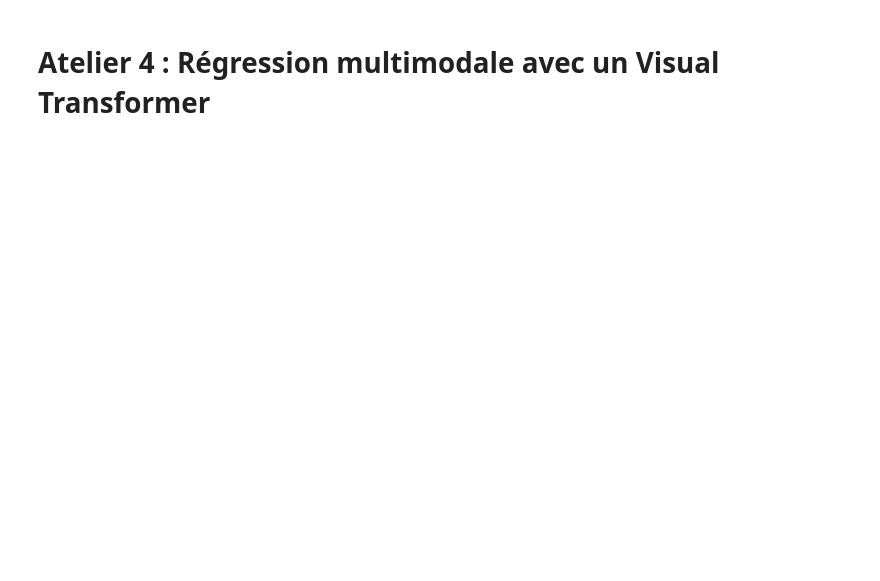
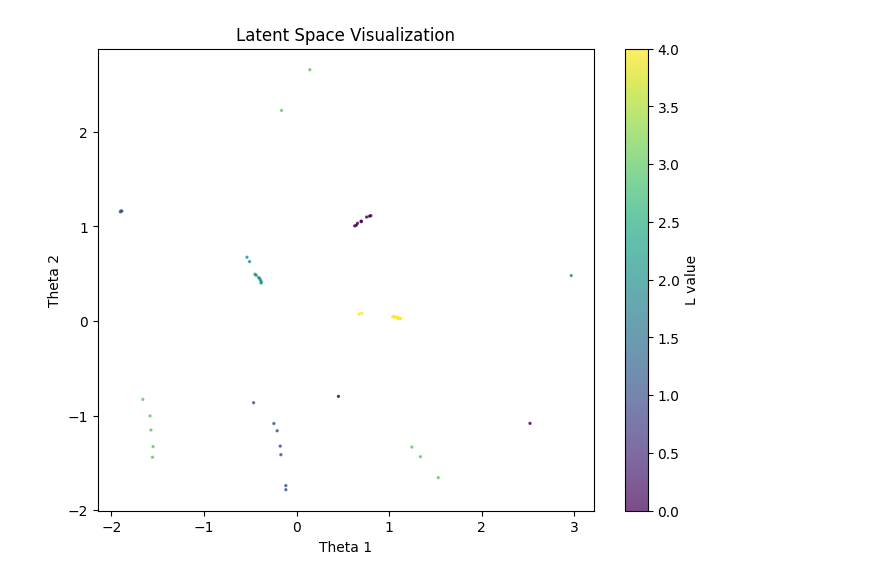
Before and after one commit to nanopiero/fusion_2d_od, a Jupyter notebook: notebooks/test_clustering_hidden_parameter.ipynb, the cells around one changed output. Drawn from its saved outputs; the diff is of its cells as text; code cells hidden in the pictures; blank space fills up the shorter version.

```diff
--- a/notebooks/test_clustering_hidden_parameter.ipynb
+++ b/notebooks/test_clustering_hidden_parameter.ipynb
@@ -123,15 +127,17 @@ AttributeError: 'int' object has no attribute 'shape'
 # %%
+# Avec 10 couches et sans bruit sur le theta ni force de rappel
 # Extract learned theta
-theta_learned = model.theta.detach().numpy()
+theta_learned = model.theta.detach().cpu().numpy()
 L_colors = np.array([i % k for i in range(num_batches)])
 
 # Plot latent space
 plt.figure(figsize=(8,6))
-plt.scatter(theta_learned[:,0], theta_learned[:,1], c=L_colors, cmap='viridis', alpha=0.7)
+plt.scatter(theta_learned[:,0], theta_learned[:,1], c=L_colors, cmap='viridis',
+            alpha=0.7, s=2)
 plt.colorbar(label='L value')
 plt.xlabel('Theta 1')
 plt.ylabel('Theta 2')
 plt.title('Latent Space Visualization')
 plt.show()
+# %% [output]
+[figure, added]
-# %% [markdown]
-# Atelier 4 : Régression multimodale avec un Visual Transformer
```
Also changed, not shown: parts of 44 cells of this notebook.
